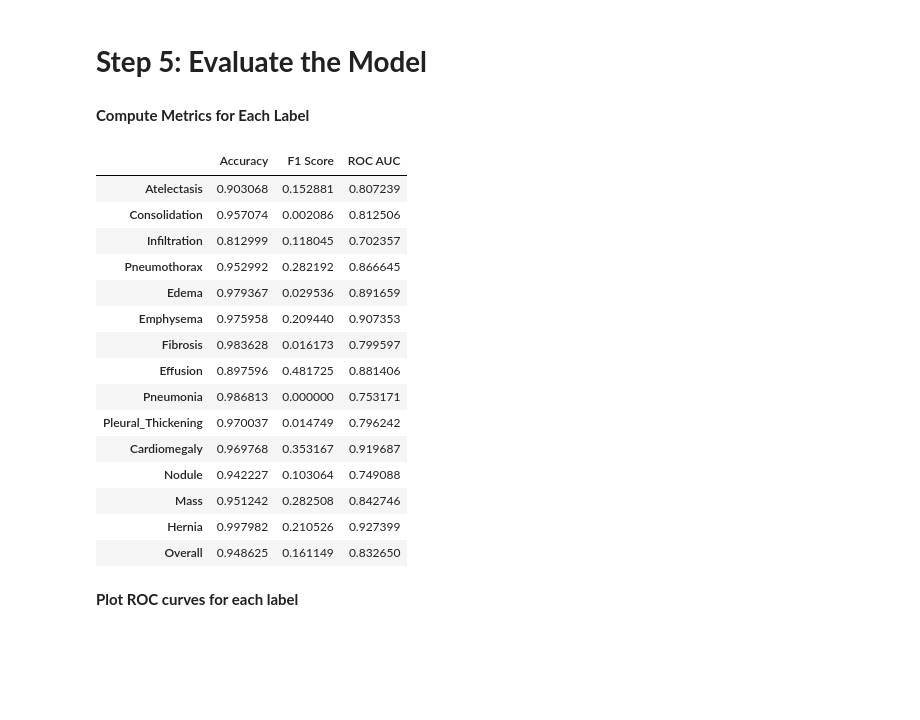
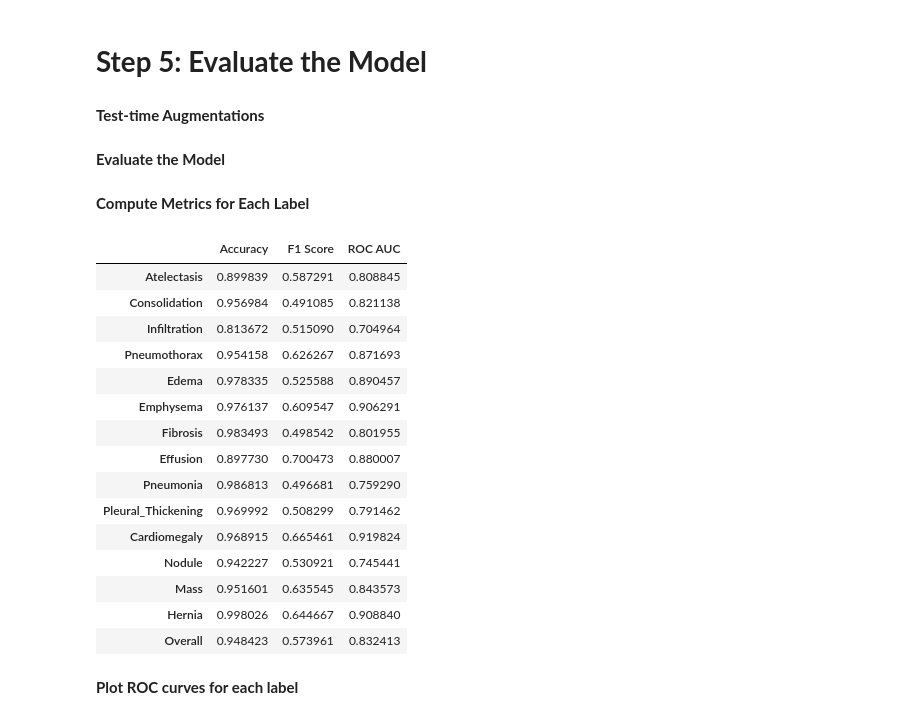
Before and after one commit to bjorneme/master-thesis, a Jupyter notebook: ChestX-ray14/DenseNet121/DenseNet121.ipynb, the cells around one changed output. Drawn from its saved outputs; the diff is of its cells as text; code cells hidden in the pictures; blank space fills up the shorter version.

```diff
--- a/ChestX-ray14/DenseNet121/DenseNet121.ipynb
+++ b/ChestX-ray14/DenseNet121/DenseNet121.ipynb
@@ -122,7 +127,7 @@ labels_df = load_labels(labels_csv_path, EXTRACTED_PATH)
 **Split Dataset**
 # %%
 # Split based on patients
-unique_patients = labels_df['Patient ID'].unique()
+unique_patients = df['Patient ID'].unique()
 
 # Split patients into training, validation and test sets
 train_val_patients, test_patients = train_test_split(
@@ -133,9 +138,9 @@ train_patients, val_patients = train_test_split(
 )
 
 # Create dataframes for training, validation, and test sets
-train_df = labels_df[labels_df['Patient ID'].isin(train_patients)].reset_index(drop=True)
-val_df = labels_df[labels_df['Patient ID'].isin(val_patients)].reset_index(drop=True)
-test_df = labels_df[labels_df['Patient ID'].isin(test_patients)].reset_index(drop=True)
+train_df = df[df['Patient ID'].isin(train_patients)].reset_index(drop=True)
+val_df = df[df['Patient ID'].isin(val_patients)].reset_index(drop=True)
+test_df = df[df['Patient ID'].isin(test_patients)].reset_index(drop=True)
 
 # Verify Split Sizes
 print(f"Train size: {len(train_df)}")
@@ -150,7 +155,7 @@ Test size: 22294
 # %%
 class ChestXrayDataset(Dataset):
     """
-    Custom Dataset for Chest X-ray images.
+    Create dataset for Chest X-ray images.
     """
     def __init__(self, df, transform=None):
         self.df = df
@@ -160,14 +165,14 @@ class ChestXrayDataset(Dataset):
         return len(self.df)
 
     def __getitem__(self, idx):
-        # Get image path and labels
+
+        # Get image and labels
         img_path = self.df.iloc[idx]['Path']
         image = plt.imread(img_path)
         label = self.df.iloc[idx][disease_labels].values.astype(np.float32)
 
-        # Apply transformations if any
-        if self.transform:
-            image = self.transform(image)
+        # Apply transformation on image
+        image = self.transform(image)
 
         return image, label
 # %% [markdown]
@@ -176,19 +181,19 @@ class ChestXrayDataset(Dataset):
 # Define transformations for training data
 train_transforms = transforms.Compose([
 
-    # Convert image to PIL format for further transformations
+    # Convert image to PIL format
     transforms.ToPILImage(),
 
-    # Convert to grayscale and change to 3 channels
+    # Convert to 3 channels
     transforms.Grayscale(num_output_channels=3),
 
     # Resize the image to 224x224
-    transforms.Resize((224, 224)),
+    transforms.Resize(224),
 
-    # Apply random horizontal flip to augment the data
+    # Apply random horizontal flip
     transforms.RandomHorizontalFlip(),
 
-    # Randomly rotate the image within a range of ±10 degrees
+    # Randomly rotate the image with ±10 degrees
     transforms.RandomRotation(10),
 
     # Convert the image to a PyTorch tensor
@@ -202,14 +207,14 @@ train_transforms = transforms.Compose([
 # Define transformations for test data
 test_transforms = transforms.Compose([
 
-    # Convert image to PIL format for further transformations
+    # Convert image to PIL format
     transforms.ToPILImage(),
 
-    # Convert to grayscale and change to 3 channels
+    # Convert to 3 channels
     transforms.Grayscale(num_output_channels=3),
 
     # Resize the image to 224x224
-    transforms.Resize((224, 224)),
+    transforms.Resize(224),
 
     # Convert the image to a PyTorch tensor
     transforms.ToTensor(),
@@ -602,3 +599,5 @@ New best model saved with Mean Validation AUC: 0.8317
 # %% [markdown]
 # **Step 5: Evaluate the Model**
+# %% [markdown]
+**Test-time Augmentations**
 # %%
@@ -608,6 +606,8 @@ tta_transforms = [
     lambda img: transforms.RandomHorizontalFlip(p=1.0)(img),
     lambda img: transforms.RandomRotation(10)(img)
 ]
+# %% [markdown]
+**Evaluate the Model**
 # %%
 def evaluate_model(model, test_loader):
     """
@@ -662,49 +662,49 @@ for i, label in enumerate(disease_labels):
     # Binarize predictions with threshold 0.5
     binary_preds = preds[:, i] > 0.5
 
     # Calculate accuracy
     acc = accuracy_score(labels[:, i], binary_preds)
 
     # Calculate f1 score
-    f1 = f1_score(labels[:, i], binary_preds)
+    f1 = f1_score(labels[:, i], binary_preds, average='macro')
 
     # Calculate ROC AUC
     roc_auc = roc_auc_score(labels[:, i], preds[:, i])
 
     # Store metrics
     accuracy_per_label[label] = acc
     f1_per_label[label] = f1
     roc_auc_per_label[label] = roc_auc
 
 # Create a DataFrame for metrics
 metrics_df = pd.DataFrame({
     'Accuracy': accuracy_per_label,
     'F1 Score': f1_per_label,
     'ROC AUC': roc_auc_per_label
 })
 
 # Calculate the mean for all diseases
 metrics_df.loc['Overall'] = metrics_df.mean()
 
 # Print dataframe with metrics
 metrics_df
 # %% [output]
 |  | Accuracy | F1 Score | ROC AUC |
-| Atelectasis | 0.903068 | 0.152881 | 0.807239 |
-| Consolidation | 0.957074 | 0.002086 | 0.812506 |
-| Infiltration | 0.812999 | 0.118045 | 0.702357 |
-| Pneumothorax | 0.952992 | 0.282192 | 0.866645 |
-| Edema | 0.979367 | 0.029536 | 0.891659 |
-| Emphysema | 0.975958 | 0.209440 | 0.907353 |
-| Fibrosis | 0.983628 | 0.016173 | 0.799597 |
-| Effusion | 0.897596 | 0.481725 | 0.881406 |
-| Pneumonia | 0.986813 | 0.000000 | 0.753171 |
-| Pleural_Thickening | 0.970037 | 0.014749 | 0.796242 |
-| Cardiomegaly | 0.969768 | 0.353167 | 0.919687 |
-| Nodule | 0.942227 | 0.103064 | 0.749088 |
-| Mass | 0.951242 | 0.282508 | 0.842746 |
-| Hernia | 0.997982 | 0.210526 | 0.927399 |
-| Overall | 0.948625 | 0.161149 | 0.832650 |
+| Atelectasis | 0.899839 | 0.587291 | 0.808845 |
+| Consolidation | 0.956984 | 0.491085 | 0.821138 |
+| Infiltration | 0.813672 | 0.515090 | 0.704964 |
+| Pneumothorax | 0.954158 | 0.626267 | 0.871693 |
+| Edema | 0.978335 | 0.525588 | 0.890457 |
+| Emphysema | 0.976137 | 0.609547 | 0.906291 |
+| Fibrosis | 0.983493 | 0.498542 | 0.801955 |
+| Effusion | 0.897730 | 0.700473 | 0.880007 |
+| Pneumonia | 0.986813 | 0.496681 | 0.759290 |
+| Pleural_Thickening | 0.969992 | 0.508299 | 0.791462 |
+| Cardiomegaly | 0.968915 | 0.665461 | 0.919824 |
+| Nodule | 0.942227 | 0.530921 | 0.745441 |
+| Mass | 0.951601 | 0.635545 | 0.843573 |
+| Hernia | 0.998026 | 0.644667 | 0.908840 |
+| Overall | 0.948423 | 0.573961 | 0.832413 |
 # %% [markdown]
 **Plot ROC curves for each label**
 # %%
```
Also changed, not shown: parts of 18 cells of this notebook.
